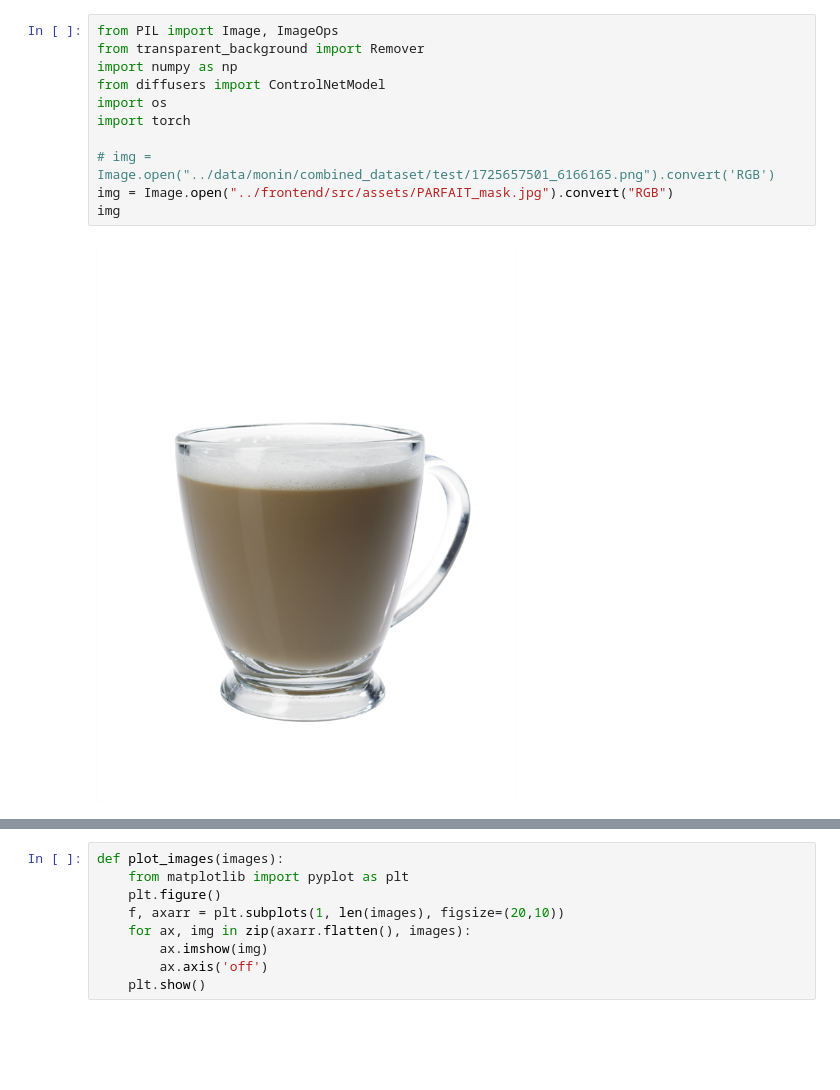
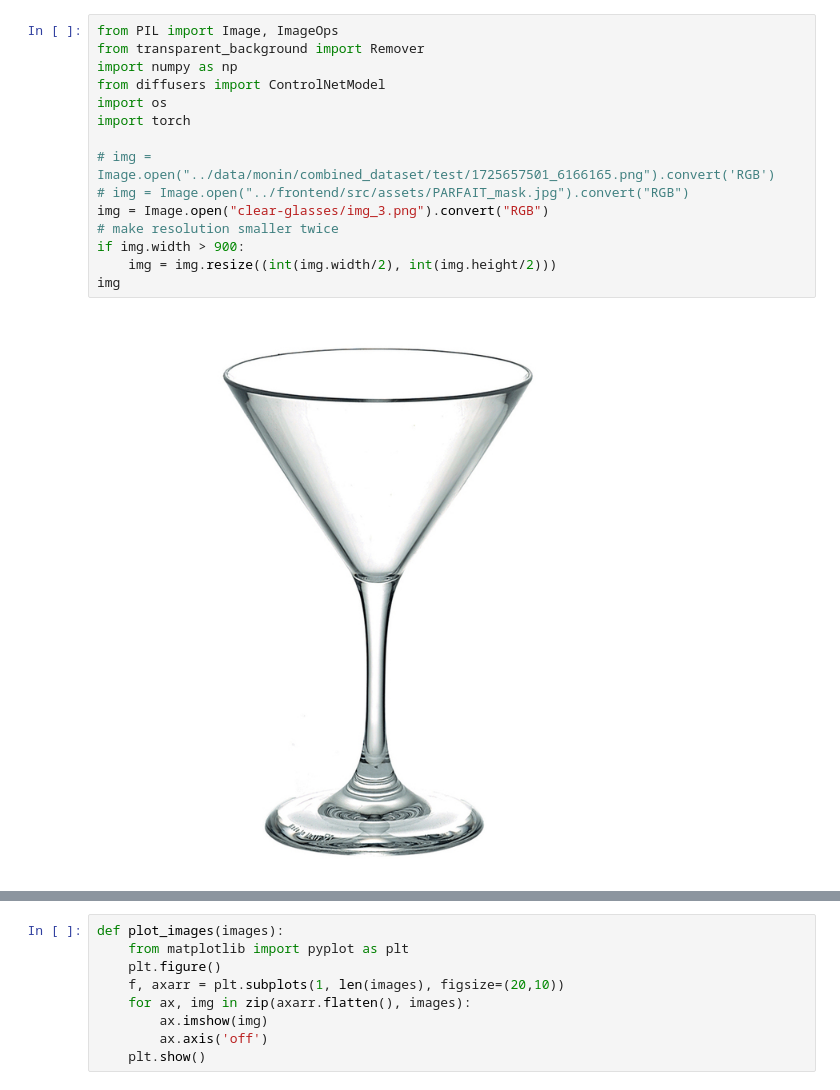
Before and after one commit to Hexy00123/F24-PMLDL-Project, a Jupyter notebook: notebooks/canny-controlnet.ipynb, the cells around one changed output, grey strips where cells are left out. Drawn from its saved outputs; the diff is of its cells as text; blank space fills up the shorter version.

Commit message:
add image size handling + clear glasses examples

```diff
--- a/notebooks/canny-controlnet.ipynb
+++ b/notebooks/canny-controlnet.ipynb
@@ -1,16 +1,20 @@
 # %%
 from PIL import Image, ImageOps
 from transparent_background import Remover
 import numpy as np
 from diffusers import ControlNetModel
 import os
 import torch
 
 # img = Image.open("../data/monin/combined_dataset/test/1725657501_6166165.png").convert('RGB')
-img = Image.open("../frontend/src/assets/PARFAIT_mask.jpg").convert("RGB")
+# img = Image.open("../frontend/src/assets/PARFAIT_mask.jpg").convert("RGB")
+img = Image.open("clear-glasses/img_3.png").convert("RGB")
+# make resolution smaller twice
+if img.width > 900:
+    img = img.resize((int(img.width/2), int(img.height/2)))
 img
 # %% [output]
-[figure, old version]
+[figure, new version]
 # %%
 white_img = Image.new('RGB', img.size, color='white')
 white_img
```
Also changed, not shown: parts of 6 cells of this notebook, 6 other files.
